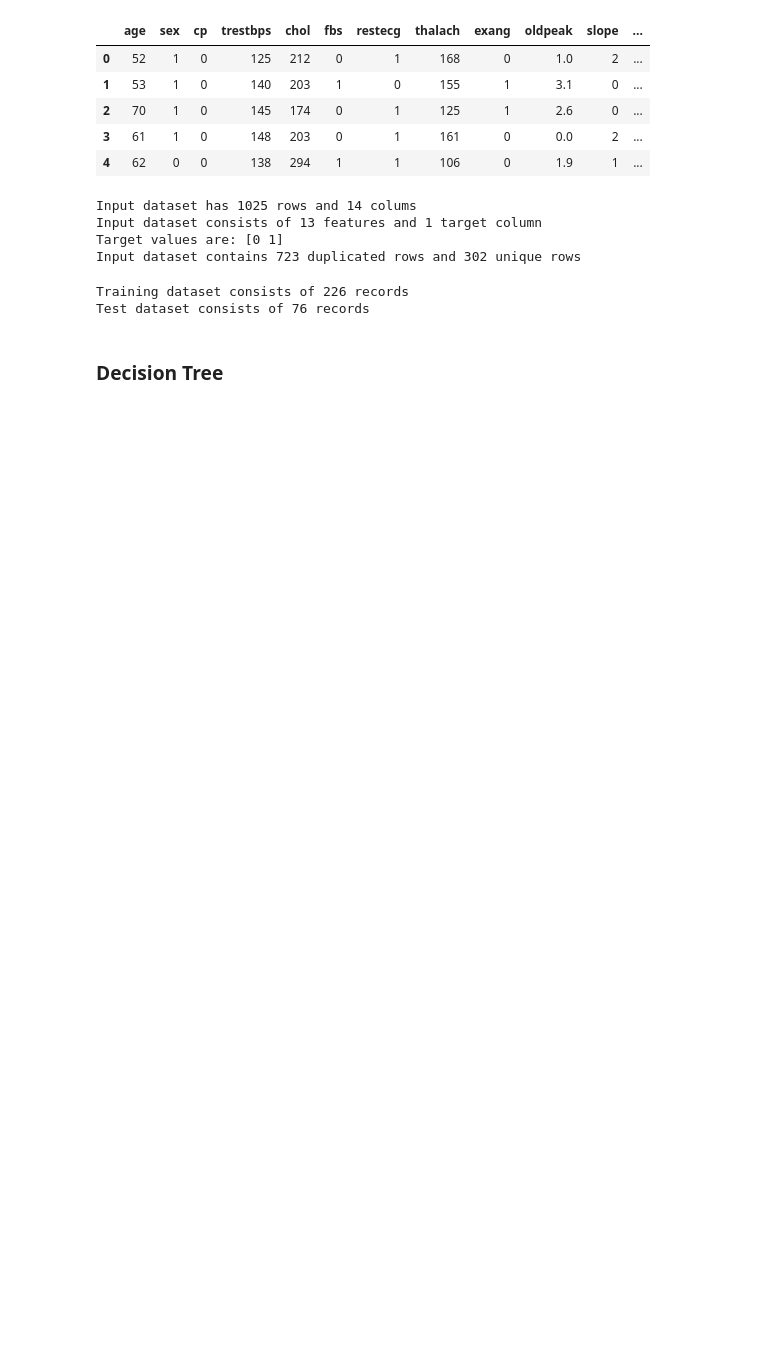
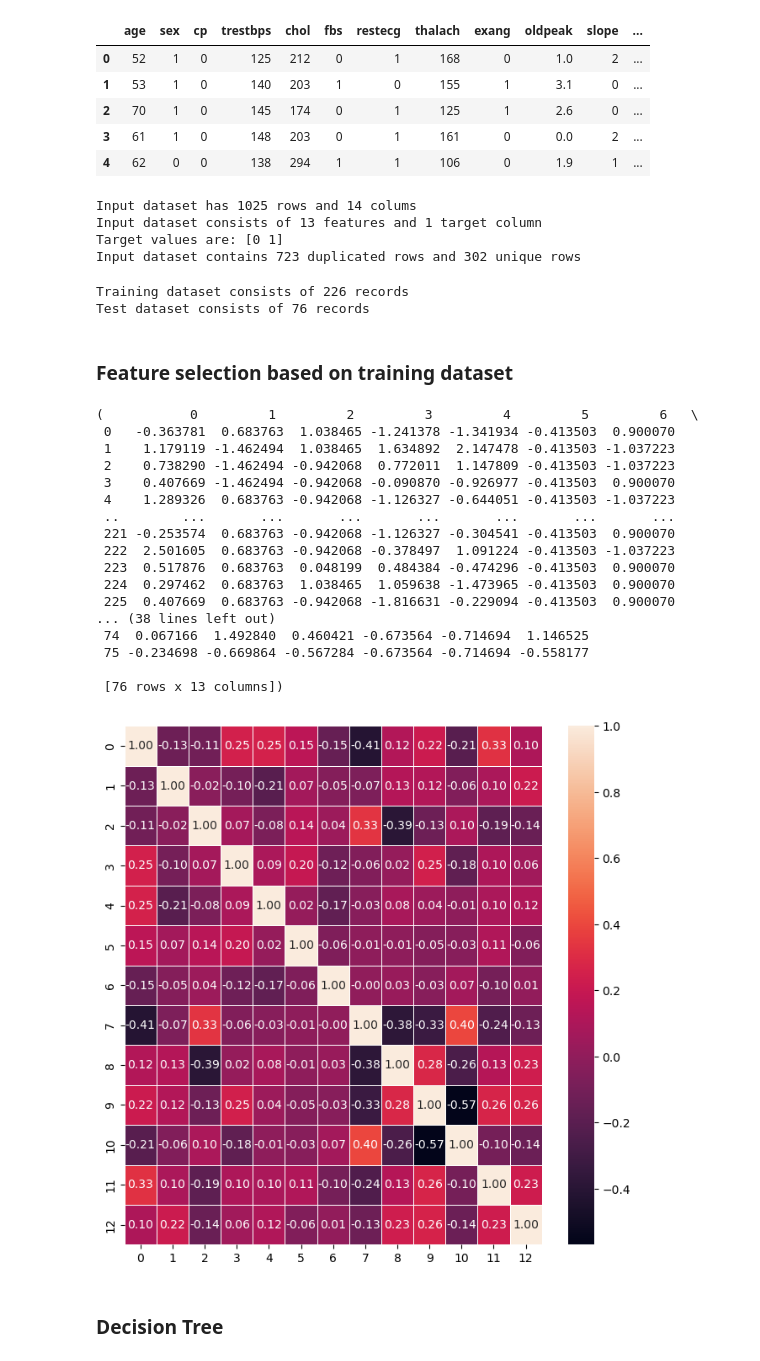
Before and after one commit to paulkli355/HeartFailure_Classification, a Jupyter notebook: classifier.ipynb, the cells around one changed output. Cells and saved outputs as stored; diff of their text form; code cells hidden in the pictures; blank space fills up the shorter version.

```diff
--- a/classifier.ipynb
+++ b/classifier.ipynb
@@ -77,6 +79,36 @@ x_test = standard_scaler.transform(x_test)
 # Transform target data sets into binary matrix representation of the target values
 y_cat_train = to_categorical(y_train)
 y_cat_test = to_categorical(y_test)
+# %% [markdown]
+### Feature selection based on training dataset
+# %%
+features_corr = plot_correlation_matrix(x_train)
+x_train, x_test = exclude_correlated_features(x_train, x_test, features_corr, threshold=0.85)
+
+exclude_low_variance_features(x_train, x_test, threshold=0.1)
+
+# select_features_using_information_gain(x_train, y_train)
+
+# chi2_feature_selection(x_train, y_train)
+# %% [output]
+(           0         1         2         3         4         5         6   \
+ 0   -0.363781  0.683763  1.038465 -1.241378 -1.341934 -0.413503  0.900070
+ 1    1.179119 -1.462494  1.038465  1.634892  2.147478 -0.413503 -1.037223
+ 2    0.738290 -1.462494 -0.942068  0.772011  1.147809 -0.413503 -1.037223
+ 3    0.407669 -1.462494 -0.942068 -0.090870 -0.926977 -0.413503  0.900070
+ 4    1.289326  0.683763 -0.942068 -1.126327 -0.644051 -0.413503 -1.037223
+ ..        ...       ...       ...       ...       ...       ...       ...
+ 221 -0.253574  0.683763 -0.942068 -1.126327 -0.304541 -0.413503  0.900070
+ 222  2.501605  0.683763 -0.942068 -0.378497  1.091224 -0.413503 -1.037223
+ 223  0.517876  0.683763  0.048199  0.484384 -0.474296 -0.413503  0.900070
+ 224  0.297462  0.683763  1.038465  1.059638 -1.473965 -0.413503  0.900070
+ 225  0.407669  0.683763 -0.942068 -1.816631 -0.229094 -0.413503  0.900070
+... (38 lines left out)
+ 74  0.067166  1.492840  0.460421 -0.673564 -0.714694  1.146525
+ 75 -0.234698 -0.669864 -0.567284 -0.673564 -0.714694 -0.558177
+
+ [76 rows x 13 columns])
+[figure, added]
 # %% [markdown]
 ### Decision Tree
 # %%
```
Also changed, not shown: parts of 25 cells of this notebook, 9 other files.
